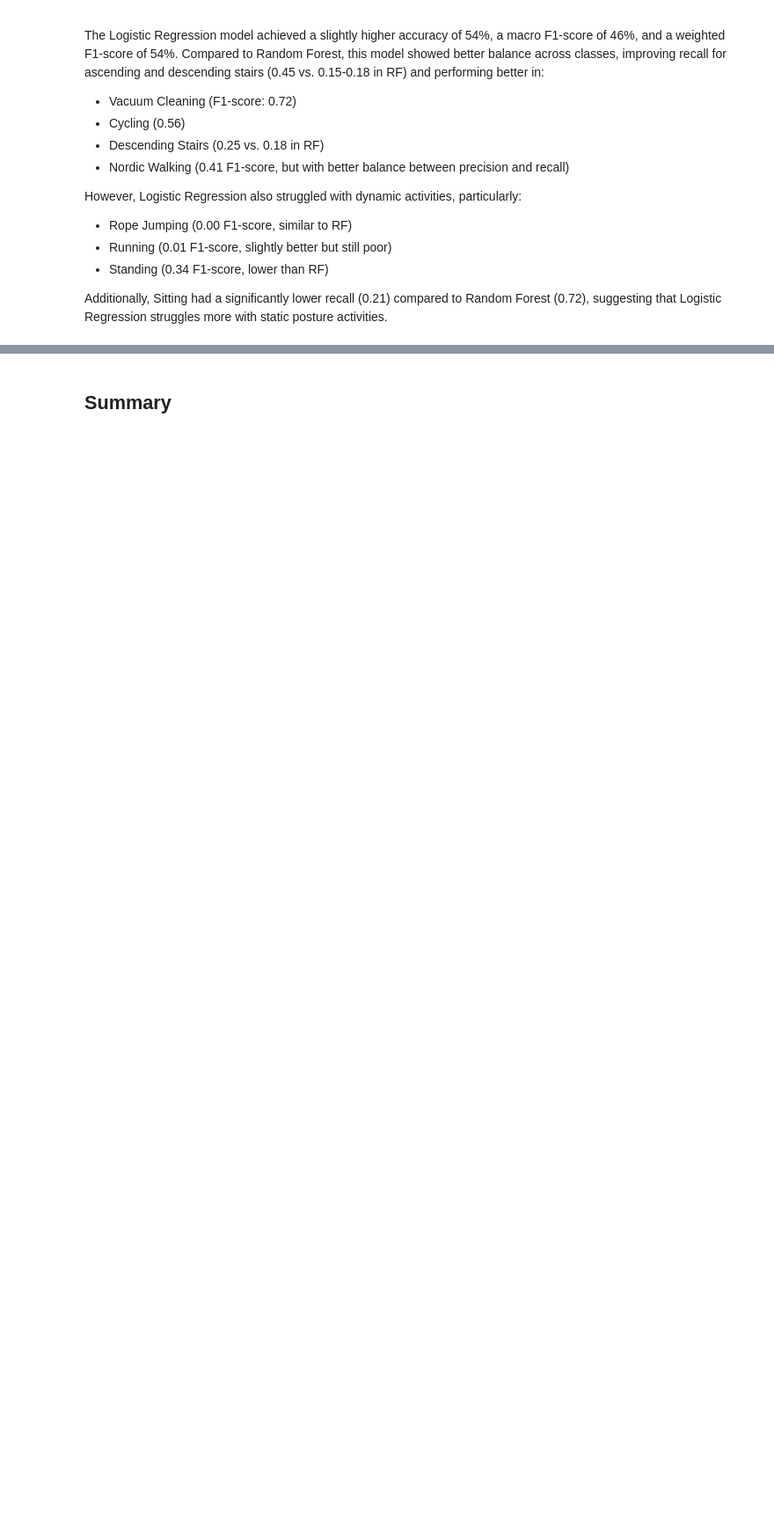
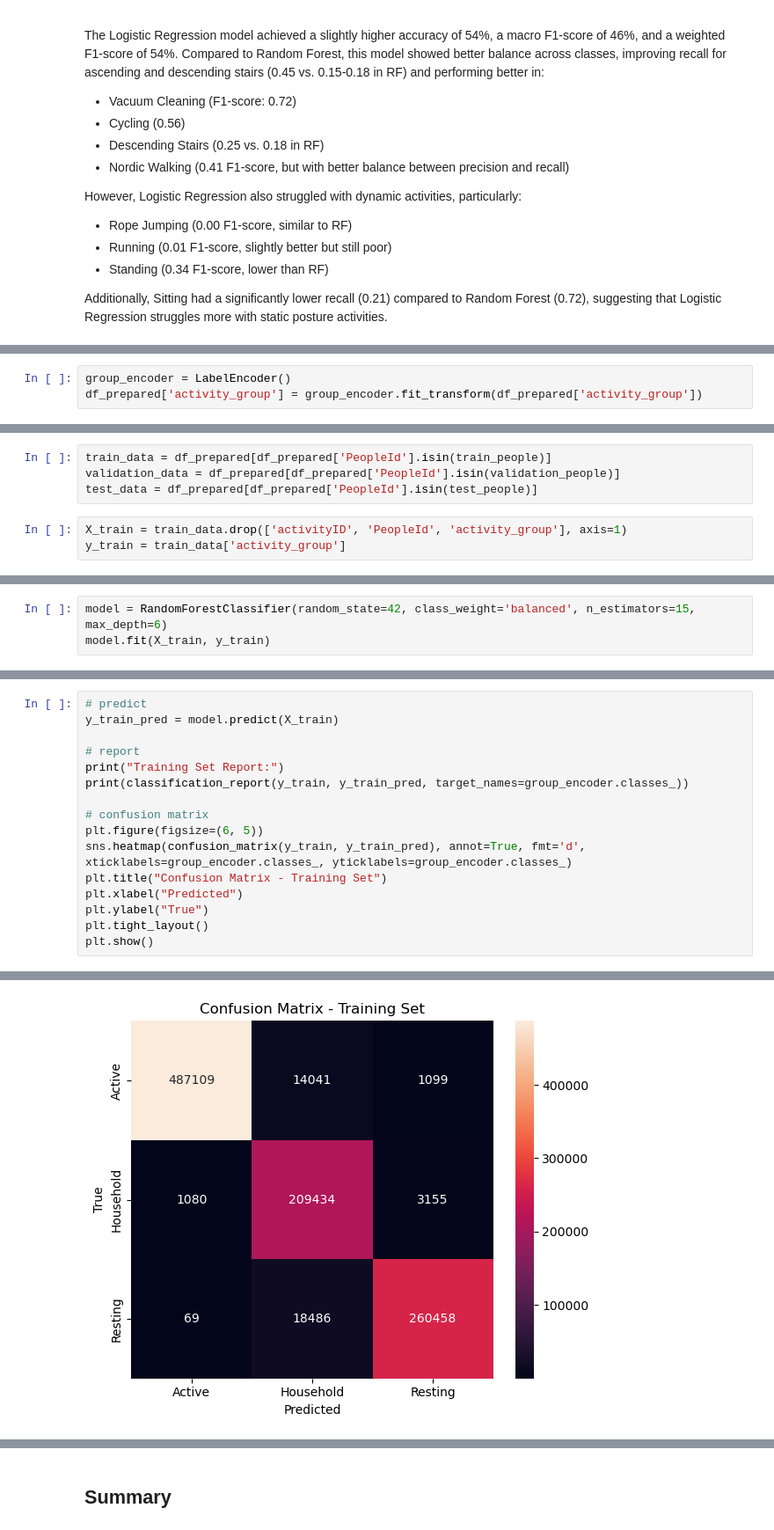
Before and after one commit to dmartseniuk/physical-activity, a Jupyter notebook: noteboooks/notebook.ipynb, the cells around one changed output, grey strips where cells are left out. Shown at 88% size. Saved outputs shown, nothing was run; the diff lists cells and outputs as text; blank space fills up the shorter version.

```diff
--- a/noteboooks/notebook.ipynb
+++ b/noteboooks/notebook.ipynb
@@ -1048,0 +1110,3 @@ Random Forest had stronger precision but lower recall for several key activities
+# %%
+group_encoder = LabelEncoder()
+df_prepared['activity_group'] = group_encoder.fit_transform(df_prepared['activity_group'])
@@ -1048,0 +1122,7 @@ Random Forest had stronger precision but lower recall for several key activities
+# %%
+train_data = df_prepared[df_prepared['PeopleId'].isin(train_people)]
+validation_data = df_prepared[df_prepared['PeopleId'].isin(validation_people)]
+test_data = df_prepared[df_prepared['PeopleId'].isin(test_people)]
+# %%
+X_train = train_data.drop(['activityID', 'PeopleId', 'activity_group'], axis=1)
+y_train = train_data['activity_group']
@@ -1048,0 +1137,3 @@ Random Forest had stronger precision but lower recall for several key activities
+# %%
+model = RandomForestClassifier(random_state=42, class_weight='balanced', n_estimators=15, max_depth=6)
+model.fit(X_train, y_train)
@@ -1048,0 +1143,17 @@ Random Forest had stronger precision but lower recall for several key activities
+# %%
+# predict
+y_train_pred = model.predict(X_train)
+
+# report
+print("Training Set Report:")
+print(classification_report(y_train, y_train_pred, target_names=group_encoder.classes_))
+
+# confusion matrix
+plt.figure(figsize=(6, 5))
+sns.heatmap(confusion_matrix(y_train, y_train_pred), annot=True, fmt='d', xticklabels=group_encoder.classes_, yticklabels=group_encoder.classes_)
+plt.title("Confusion Matrix - Training Set")
+plt.xlabel("Predicted")
+plt.ylabel("True")
+plt.tight_layout()
+plt.show()
+# %% [output]
@@ -1048,0 +1170 @@ Random Forest had stronger precision but lower recall for several key activities
+[figure, added]
```
Also changed, not shown: parts of 46 cells of this notebook.
